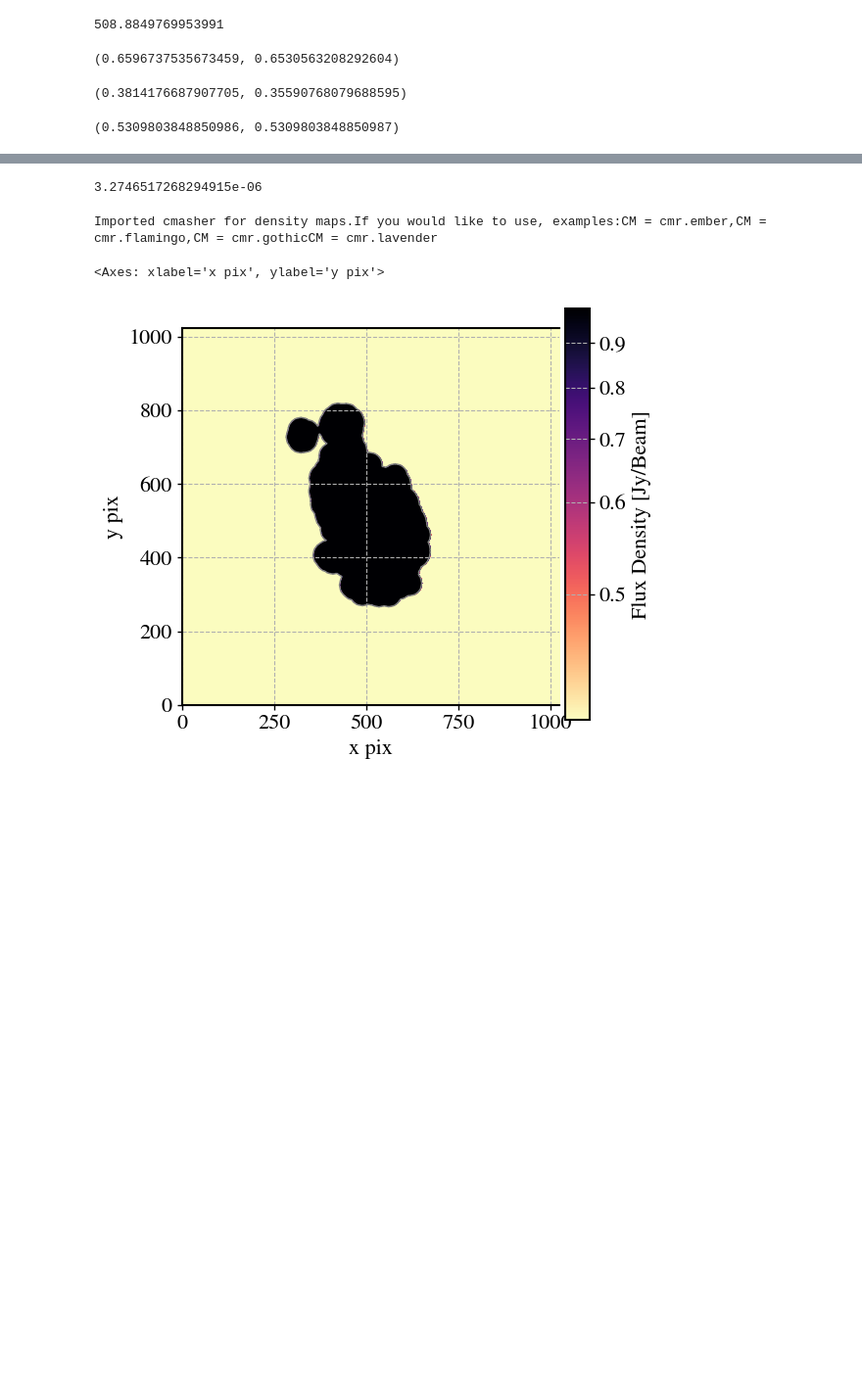
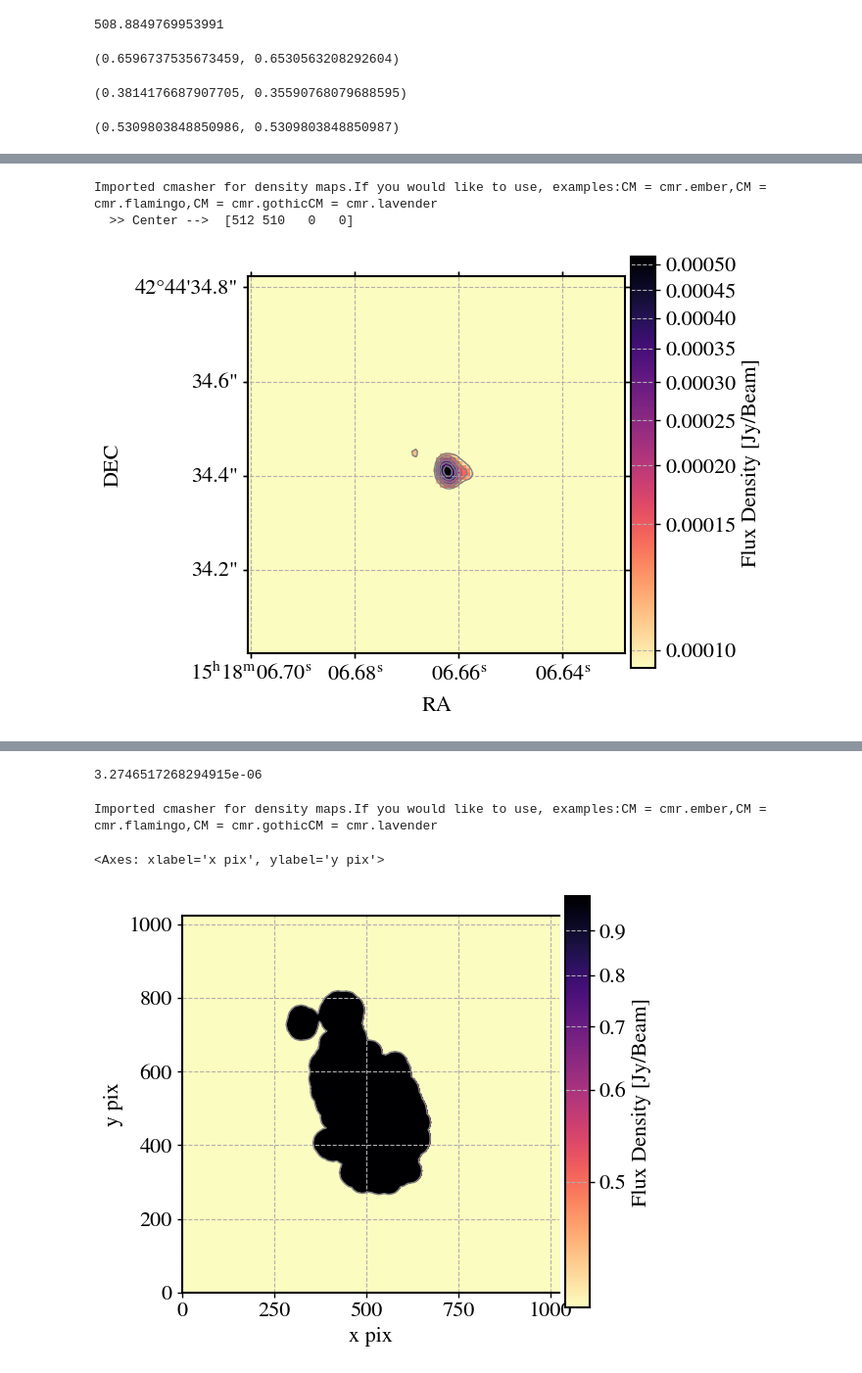
Before and after one commit to lucatelli/morphen_dev, a Jupyter notebook: radio_morphen/radio_morphen.ipynb, the cells around one changed output, grey strips where cells are left out. Shown at 98% size. Drawn from its saved outputs; the diff is of its cells as text; code cells hidden in the pictures; blank space fills up the shorter version.

```diff
--- a/radio_morphen/radio_morphen.ipynb
+++ b/radio_morphen/radio_morphen.ipynb
@@ -582,0 +660,11 @@ image_measures['A0'], image_measures['A1']
+# %%
+rms = mad_std(residual_data_eM)
+ax=eimshow(imagename_eM,rms=rms,
+        vmin_factor=3.0,vmax_factor=0.99, #level factor (max from peak, and min from std)
+        neg_levels=np.asarray([-3]), # negative contours to draw -- which std level?
+        CM='magma_r',crop=True,box_size=50
+       )
+# %% [output]
+Imported cmasher for density maps.If you would like to use, examples:CM = cmr.ember,CM = cmr.flamingo,CM = cmr.gothicCM = cmr.lavender
+  >> Center -->  [512 510   0   0]
+[figure, added]
```
Also changed, not shown: parts of 54 cells of this notebook.
